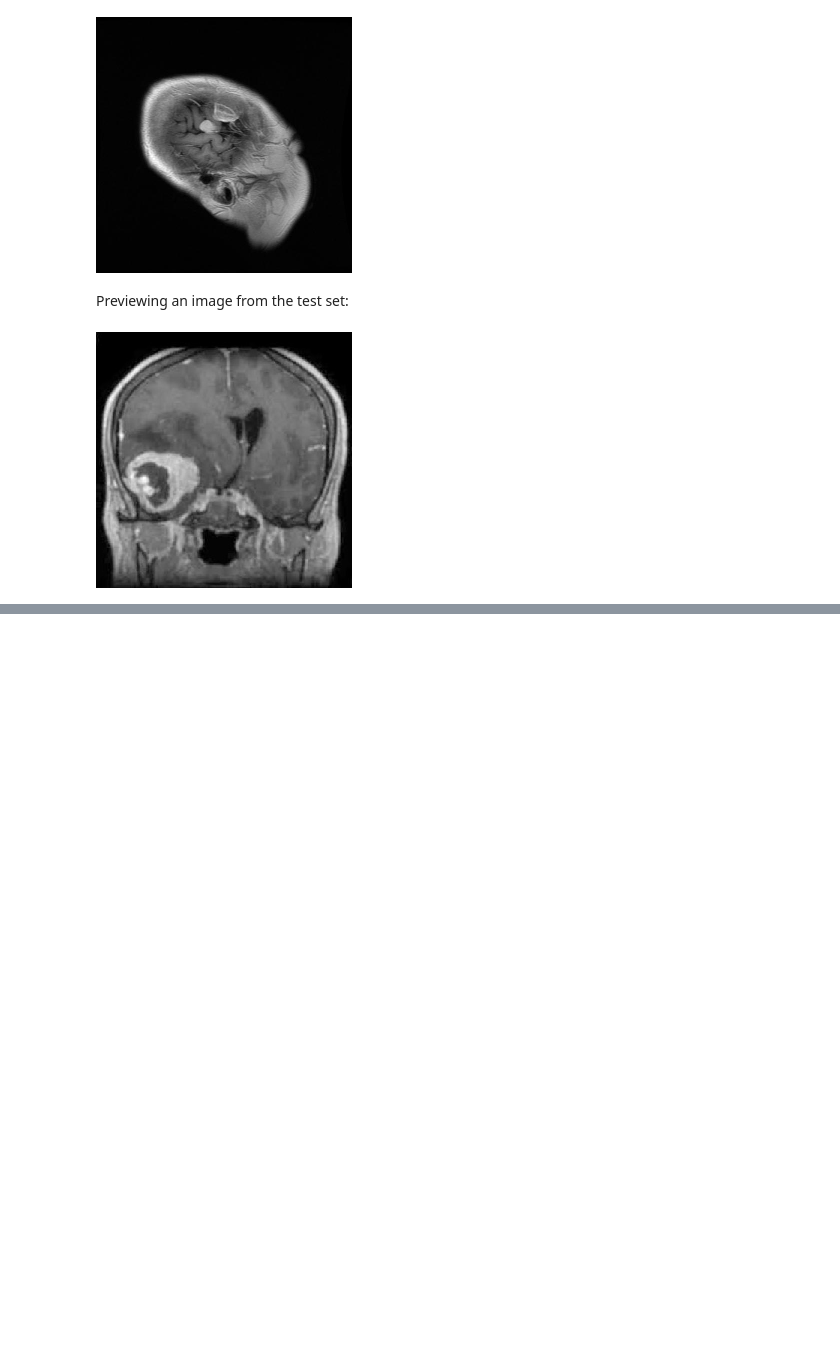
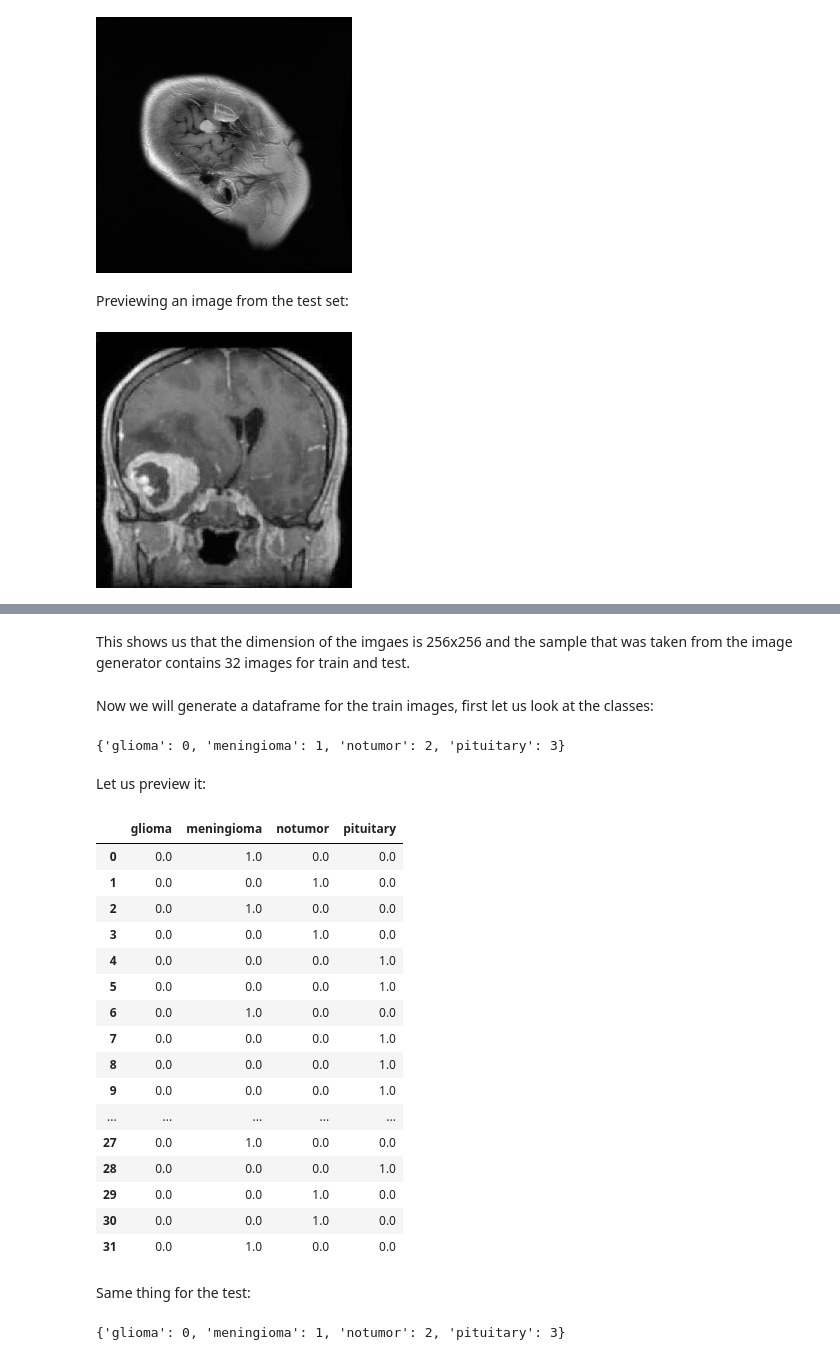
Before and after one commit to MNLKuzmin/BrainMRI, a Jupyter notebook: Second_ProjectBrainMRI.ipynb, the cells around one changed output, grey strips where cells are left out. Saved outputs shown, nothing was run; the diff lists cells and outputs as text; code cells hidden in the pictures; blank space fills up the shorter version.

Commit message:
preview images sample train and test

```diff
--- a/Second_ProjectBrainMRI.ipynb
+++ b/Second_ProjectBrainMRI.ipynb
@@ -50,0 +62,39 @@ array_to_img(test_images[0])
+# %% [markdown]
+This shows us that the dimension of the imgaes is 256x256 and the sample that was taken from the image generator contains 32 images for train and test.
+# %% [markdown]
+Now we will generate a dataframe for the train images, first let us look at the classes:
+# %%
+train_generator.class_indices
+# %% [output]
+{'glioma': 0, 'meningioma': 1, 'notumor': 2, 'pituitary': 3}
+# %%
+dataframe_train=pd.DataFrame(train_labels, columns=['glioma', 'meningioma',\
+            'notumor', 'pituitary'])
+# %% [markdown]
+Let us preview it:
+# %%
+dataframe_train
+# %% [output]
+|  | glioma | meningioma | notumor | pituitary |
+| 0 | 0.0 | 1.0 | 0.0 | 0.0 |
+| 1 | 0.0 | 0.0 | 1.0 | 0.0 |
+| 2 | 0.0 | 1.0 | 0.0 | 0.0 |
+| 3 | 0.0 | 0.0 | 1.0 | 0.0 |
+| 4 | 0.0 | 0.0 | 0.0 | 1.0 |
+| 5 | 0.0 | 0.0 | 0.0 | 1.0 |
+| 6 | 0.0 | 1.0 | 0.0 | 0.0 |
+| 7 | 0.0 | 0.0 | 0.0 | 1.0 |
+| 8 | 0.0 | 0.0 | 0.0 | 1.0 |
+| 9 | 0.0 | 0.0 | 0.0 | 1.0 |
+| ... | ... | ... | ... | ... |
+| 27 | 0.0 | 1.0 | 0.0 | 0.0 |
+| 28 | 0.0 | 0.0 | 0.0 | 1.0 |
+| 29 | 0.0 | 0.0 | 1.0 | 0.0 |
+| 30 | 0.0 | 0.0 | 1.0 | 0.0 |
+| 31 | 0.0 | 1.0 | 0.0 | 0.0 |
+# %% [markdown]
+Same thing for the test:
+# %%
+test_generator.class_indices
+# %% [output]
+{'glioma': 0, 'meningioma': 1, 'notumor': 2, 'pituitary': 3}
```
Also changed, not shown: parts of 6 cells of this notebook.
